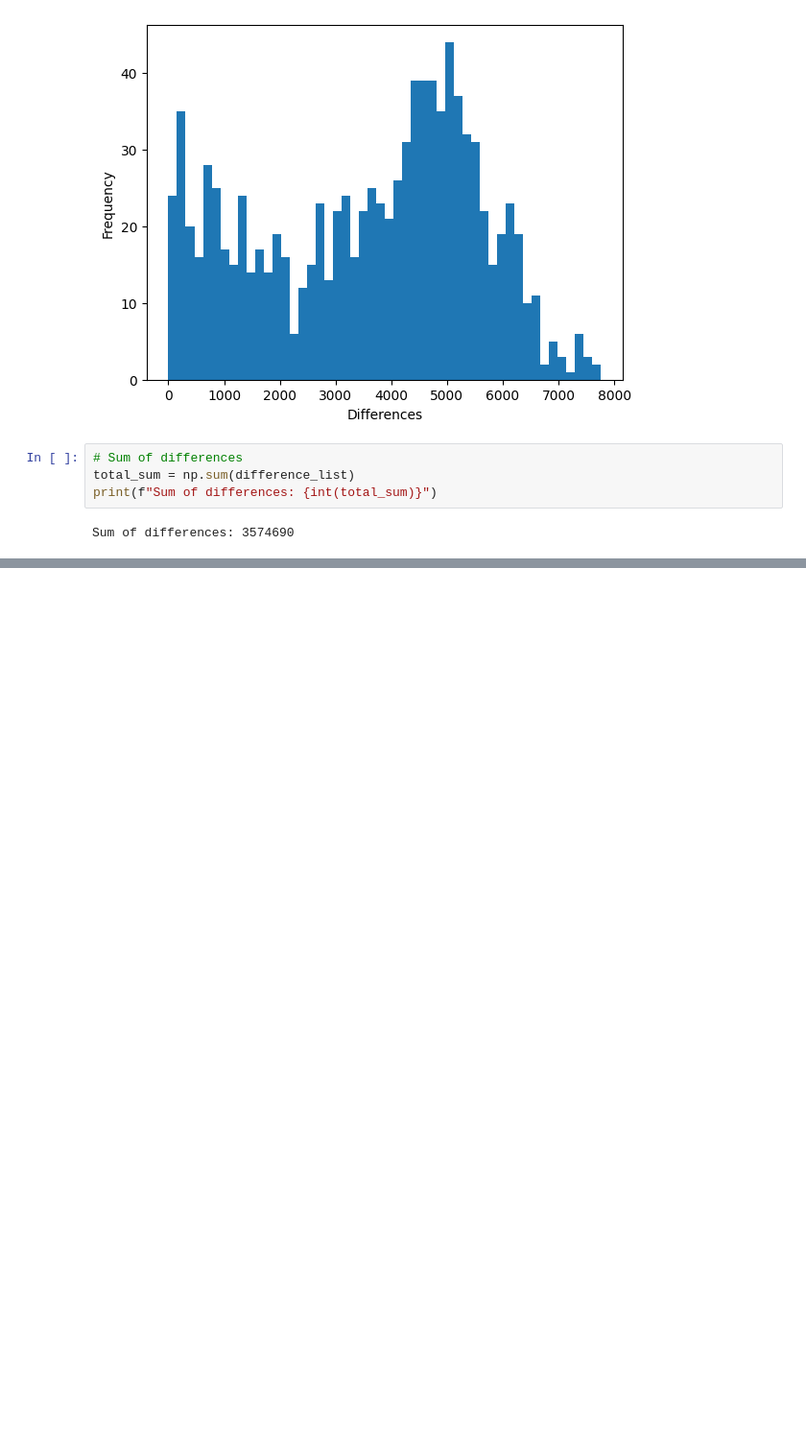
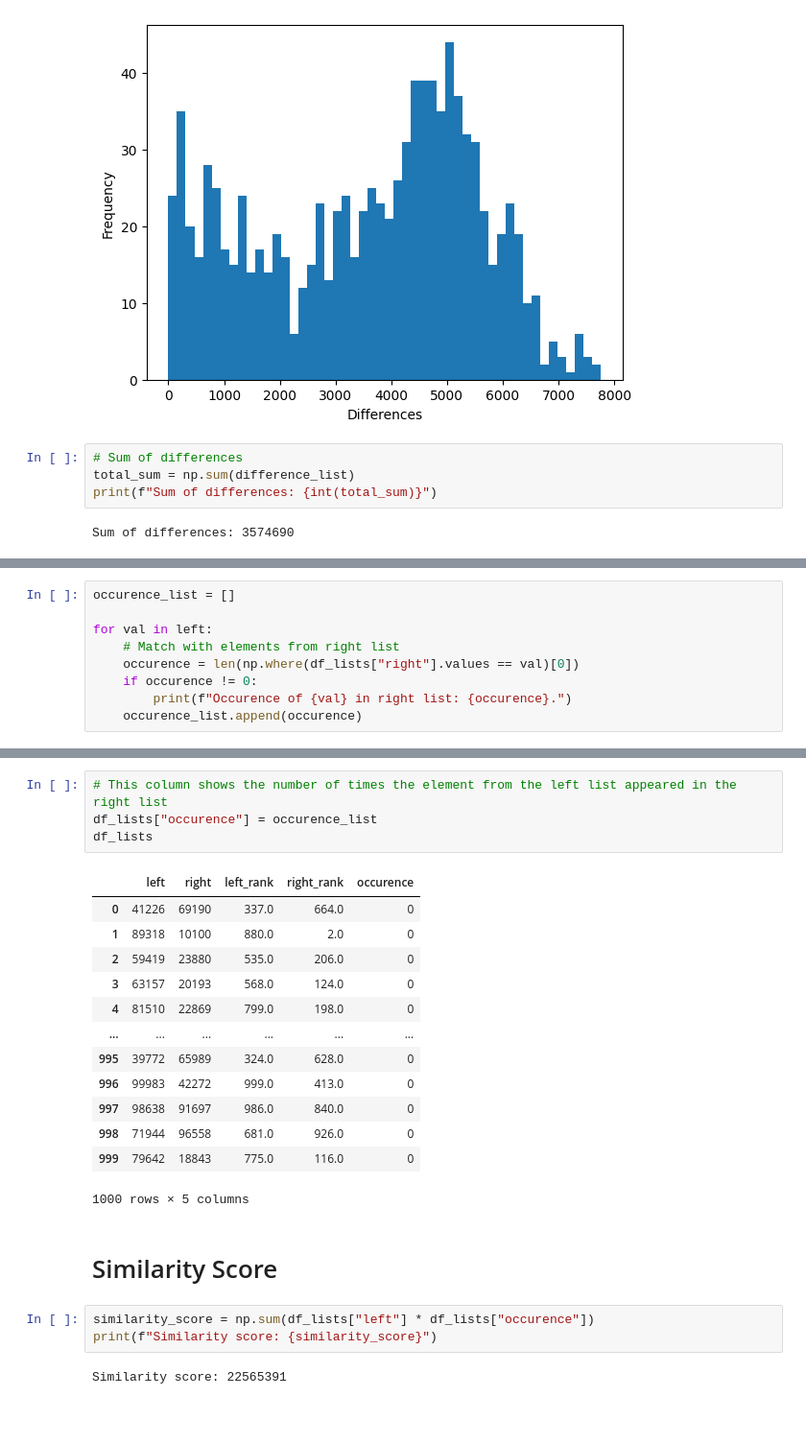
Before and after one commit to lourdesbalane/advent-of-code, a Jupyter notebook: day_1.ipynb, the cells around one changed output, grey strips where cells are left out. Shown at 96% size. Drawn from its saved outputs; the diff is of its cells as text; blank space fills up the shorter version.

Commit message:
Finished Part 2: Similarity Score

```diff
--- a/day_1.ipynb
+++ b/day_1.ipynb
@@ -1165,0 +1180,9 @@ Sum of differences: 3574690
+# %%
+occurence_list = []
+
+for val in left:
+    # Match with elements from right list
+    occurence = len(np.where(df_lists["right"].values == val)[0])
+    if occurence != 0:
+        print(f"Occurence of {val} in right list: {occurence}.")
+    occurence_list.append(occurence)
@@ -1166,2 +1207,27 @@ Sum of differences: 3574690
+# %%
+# This column shows the number of times the element from the left list appeared in the right list
+df_lists["occurence"] = occurence_list
+df_lists
+# %% [output]
+|  | left | right | left_rank | right_rank | occurence |
+| 0 | 41226 | 69190 | 337.0 | 664.0 | 0 |
+| 1 | 89318 | 10100 | 880.0 | 2.0 | 0 |
+| 2 | 59419 | 23880 | 535.0 | 206.0 | 0 |
+| 3 | 63157 | 20193 | 568.0 | 124.0 | 0 |
+| 4 | 81510 | 22869 | 799.0 | 198.0 | 0 |
+| ... | ... | ... | ... | ... | ... |
+| 995 | 39772 | 65989 | 324.0 | 628.0 | 0 |
+| 996 | 99983 | 42272 | 999.0 | 413.0 | 0 |
+| 997 | 98638 | 91697 | 986.0 | 840.0 | 0 |
+| 998 | 71944 | 96558 | 681.0 | 926.0 | 0 |
+| 999 | 79642 | 18843 | 775.0 | 116.0 | 0 |
+1000 rows × 5 columns
+# %% [markdown]
+# Similarity Score
+# %%
+similarity_score = np.sum(df_lists["left"] * df_lists["occurence"])
+print(f"Similarity score: {similarity_score}")
+# %% [output]
+Similarity score: 22565391
 # %% [markdown]
 #
```
Also changed, not shown: parts of 7 cells of this notebook.
